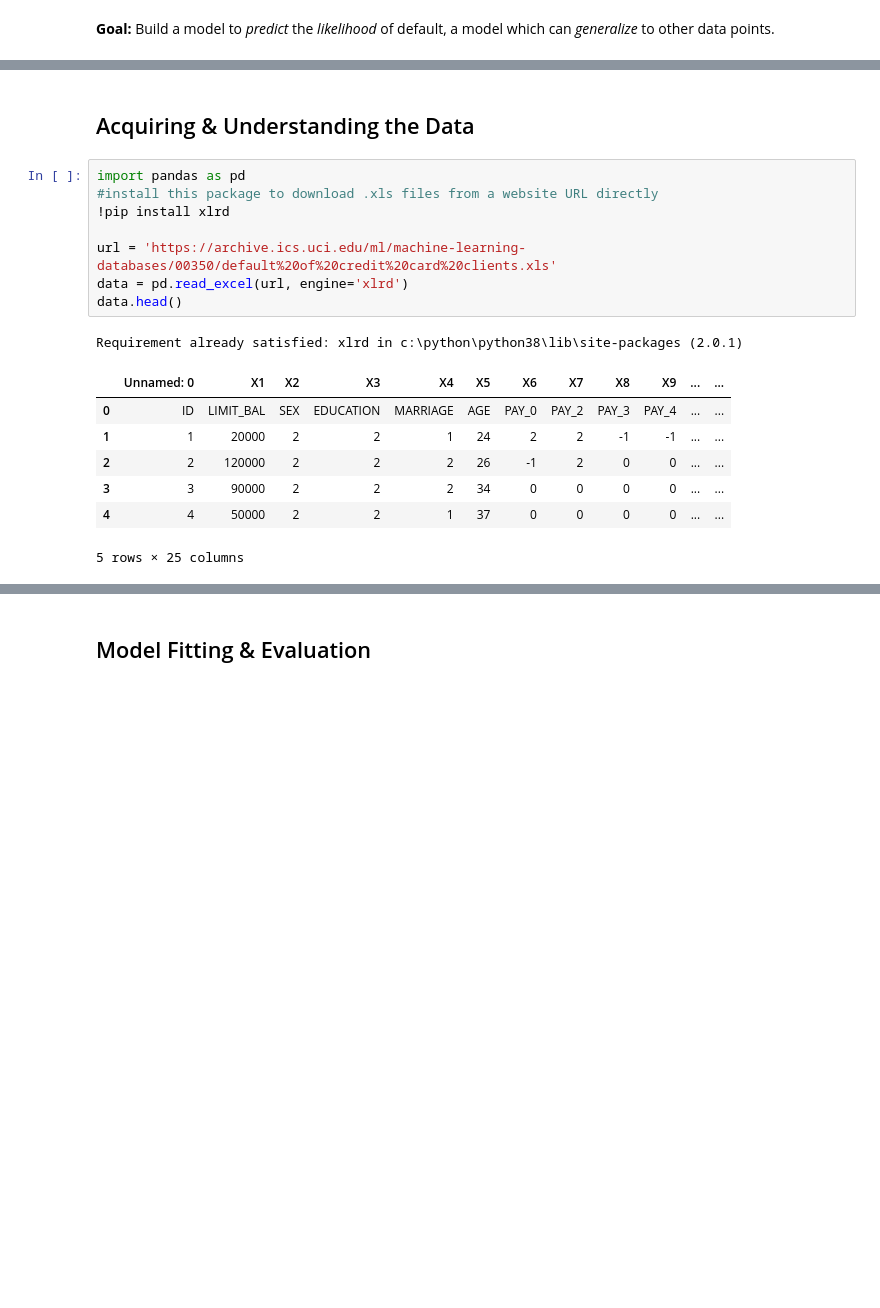
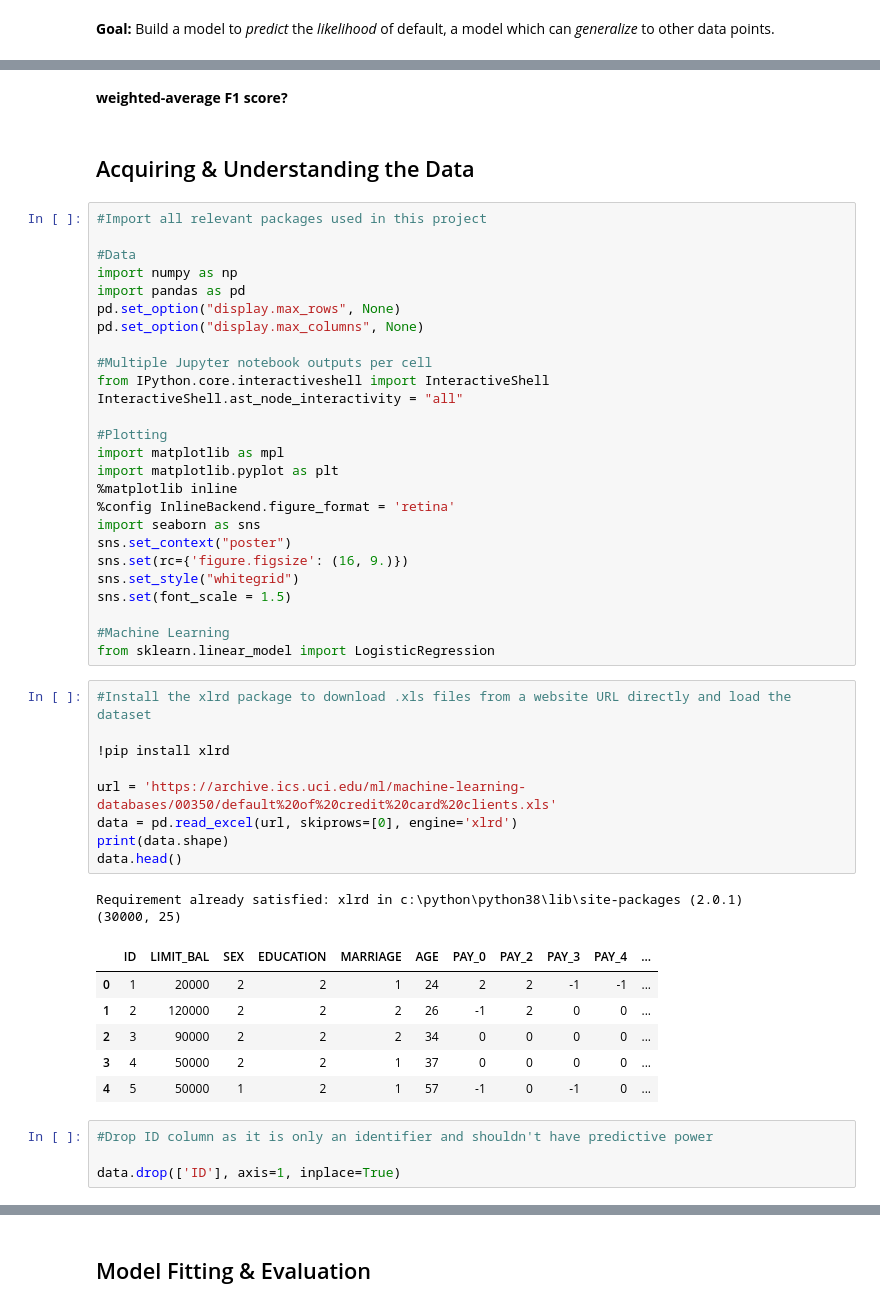
Before and after one commit to pierrewinter/CreditSesame, a Jupyter notebook: credit_default_prediction.ipynb, the cells around one changed output, grey strips where cells are left out. Saved outputs shown, nothing was run; the diff lists cells and outputs as text; blank space fills up the shorter version.

Commit message:
Added introduction, EDA, and feature engineering

```diff
--- a/credit_default_prediction.ipynb
+++ b/credit_default_prediction.ipynb
@@ -19,19 +37,52 @@ Generalize to new/current customers = train, validate, test
+# %% [markdown]
+**weighted-average F1 score?**
 # %% [markdown]
 ## Acquiring & Understanding the Data
+# %%
+#Import all relevant packages used in this project
+
+#Data
+import numpy as np
+import pandas as pd
+pd.set_option("display.max_rows", None)
+pd.set_option("display.max_columns", None)
+
+#Multiple Jupyter notebook outputs per cell
+from IPython.core.interactiveshell import InteractiveShell
+InteractiveShell.ast_node_interactivity = "all"
+
+#Plotting
+import matplotlib as mpl
+import matplotlib.pyplot as plt
+%matplotlib inline
+%config InlineBackend.figure_format = 'retina'
+import seaborn as sns
+sns.set_context("poster")
+sns.set(rc={'figure.figsize': (16, 9.)})
+sns.set_style("whitegrid")
+sns.set(font_scale = 1.5)
+
+#Machine Learning
+from sklearn.linear_model import LogisticRegression
 # %%
-import pandas as pd
-#install this package to download .xls files from a website URL directly
+#Install the xlrd package to download .xls files from a website URL directly and load the dataset
+
 !pip install xlrd
 
 url = 'https://archive.ics.uci.edu/ml/machine-learning-databases/00350/default%20of%20credit%20card%20clients.xls'
-data = pd.read_excel(url, engine='xlrd')
+data = pd.read_excel(url, skiprows=[0], engine='xlrd')
+print(data.shape)
 data.head()
 # %% [output]
 Requirement already satisfied: xlrd in c:\python\python38\lib\site-packages (2.0.1)
+(30000, 25)
-|  | Unnamed: 0 | X1 | X2 | X3 | X4 | X5 | X6 | X7 | X8 | X9 | ... | ... |
-| 0 | ID | LIMIT_BAL | SEX | EDUCATION | MARRIAGE | AGE | PAY_0 | PAY_2 | PAY_3 | PAY_4 | ... | ... |
-| 1 | 1 | 20000 | 2 | 2 | 1 | 24 | 2 | 2 | -1 | -1 | ... | ... |
-| 2 | 2 | 120000 | 2 | 2 | 2 | 26 | -1 | 2 | 0 | 0 | ... | ... |
-| 3 | 3 | 90000 | 2 | 2 | 2 | 34 | 0 | 0 | 0 | 0 | ... | ... |
-| 4 | 4 | 50000 | 2 | 2 | 1 | 37 | 0 | 0 | 0 | 0 | ... | ... |
+|  | ID | LIMIT_BAL | SEX | EDUCATION | MARRIAGE | AGE | PAY_0 | PAY_2 | PAY_3 | PAY_4 | ... |
+| 0 | 1 | 20000 | 2 | 2 | 1 | 24 | 2 | 2 | -1 | -1 | ... |
+| 1 | 2 | 120000 | 2 | 2 | 2 | 26 | -1 | 2 | 0 | 0 | ... |
+| 2 | 3 | 90000 | 2 | 2 | 2 | 34 | 0 | 0 | 0 | 0 | ... |
+| 3 | 4 | 50000 | 2 | 2 | 1 | 37 | 0 | 0 | 0 | 0 | ... |
+| 4 | 5 | 50000 | 1 | 2 | 1 | 57 | -1 | 0 | -1 | 0 | ... |
-5 rows × 25 columns
+# %%
+#Drop ID column as it is only an identifier and shouldn't have predictive power
+
+data.drop(['ID'], axis=1, inplace=True)
```
Also changed, not shown: parts of 64 cells of this notebook.
